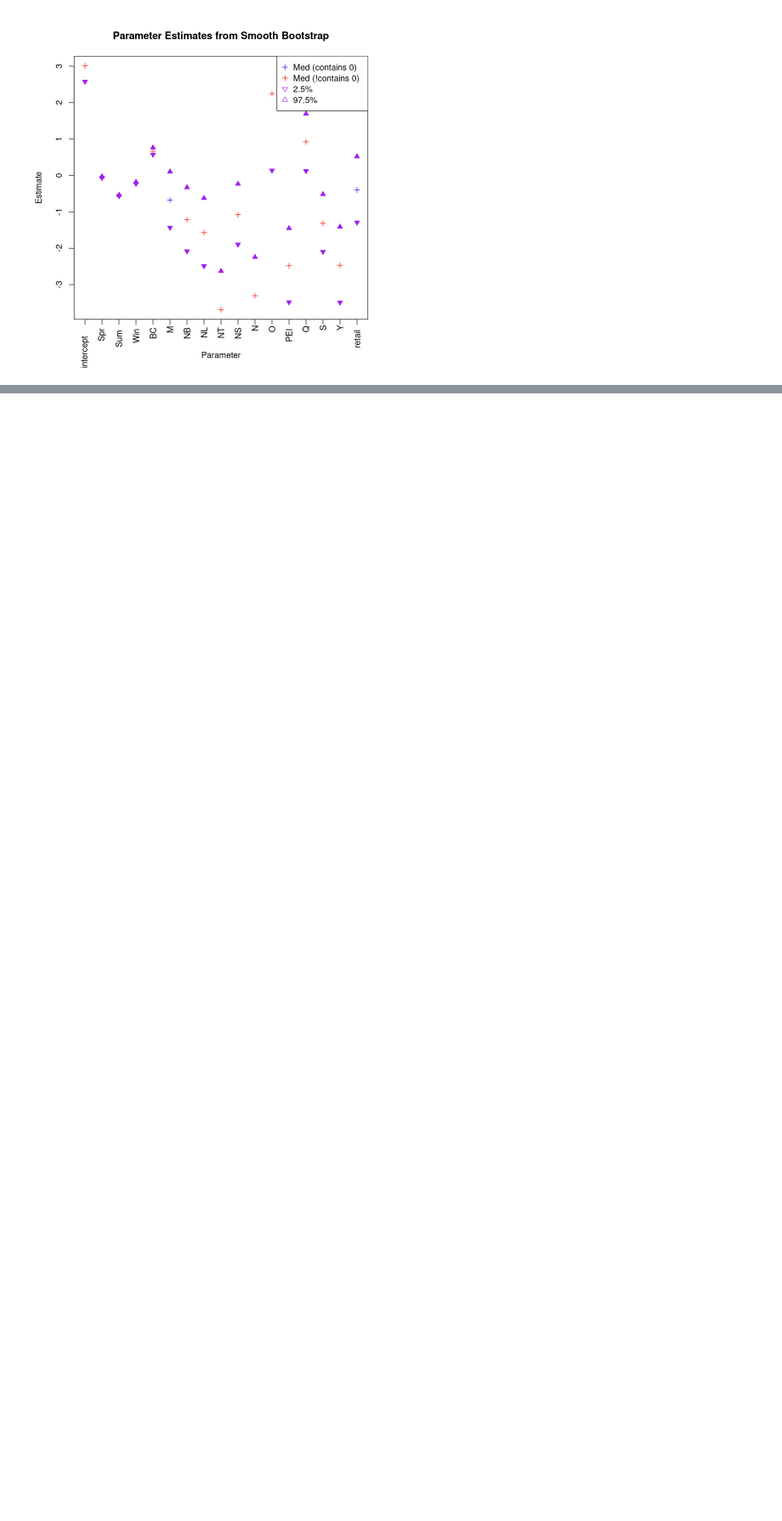
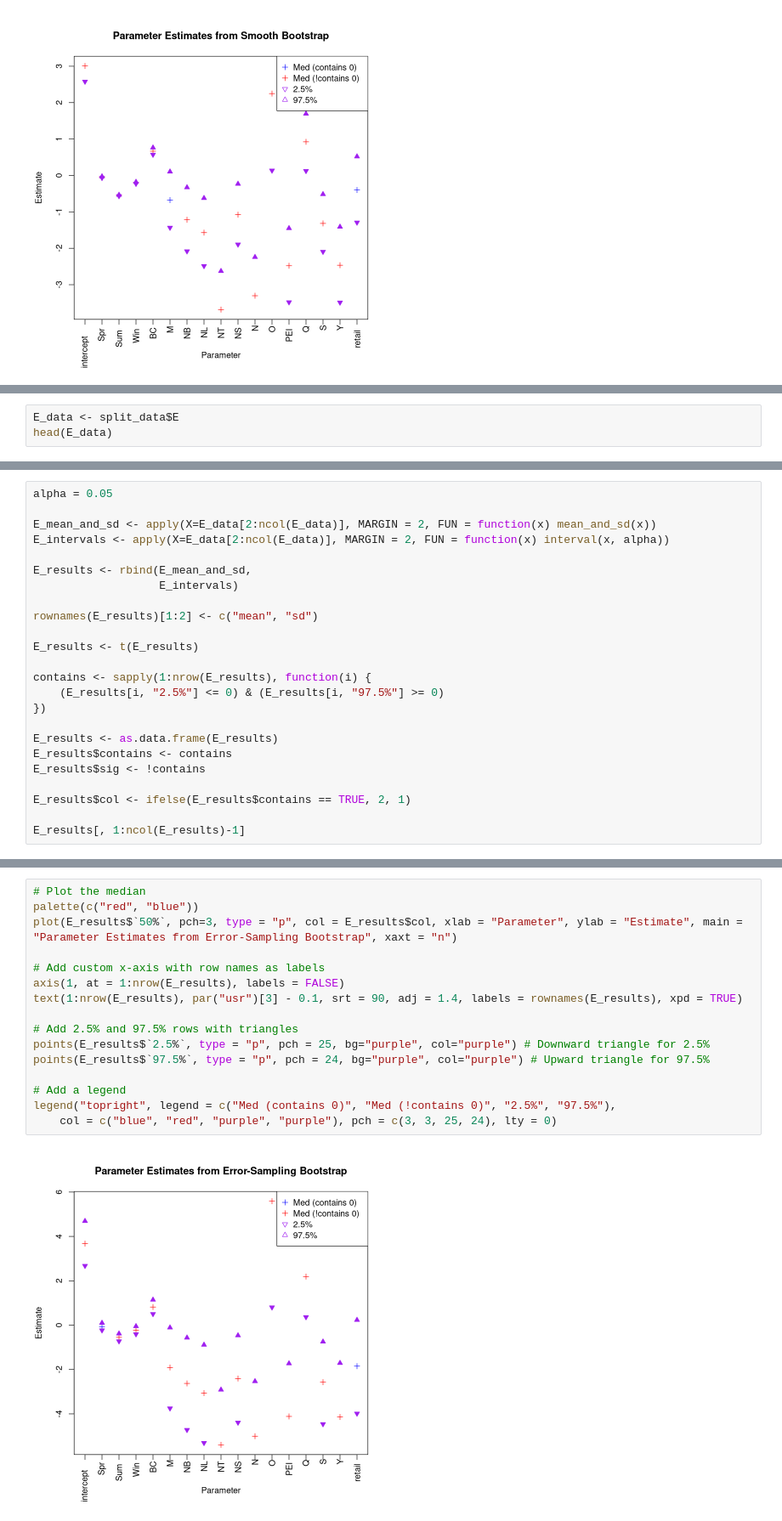
Before and after one commit to LeoKraushaar/protests, a Jupyter notebook: code/R/bootstrap_results.ipynb, the cells around one changed output, grey strips where cells are left out. Shown: that part at 85% size. Cells and saved outputs as stored; diff of their text form; blank space fills up the shorter version.

```diff
--- a/code/R/bootstrap_results.ipynb
+++ b/code/R/bootstrap_results.ipynb
@@ -270,0 +282,3 @@ legend("topright", legend = c("Med (contains 0)", "Med (!contains 0)", "2.5%", "
+# %%
+E_data <- split_data$E
+head(E_data)
@@ -270,0 +295,24 @@ legend("topright", legend = c("Med (contains 0)", "Med (!contains 0)", "2.5%", "
+# %%
+alpha = 0.05
+
+E_mean_and_sd <- apply(X=E_data[2:ncol(E_data)], MARGIN = 2, FUN = function(x) mean_and_sd(x))
+E_intervals <- apply(X=E_data[2:ncol(E_data)], MARGIN = 2, FUN = function(x) interval(x, alpha))
+
+E_results <- rbind(E_mean_and_sd,
+                   E_intervals)
+
+rownames(E_results)[1:2] <- c("mean", "sd")
+
+E_results <- t(E_results)
+
+contains <- sapply(1:nrow(E_results), function(i) {
+    (E_results[i, "2.5%"] <= 0) & (E_results[i, "97.5%"] >= 0)
+})
+
+E_results <- as.data.frame(E_results)
+E_results$contains <- contains
+E_results$sig <- !contains
+
+E_results$col <- ifelse(E_results$contains == TRUE, 2, 1)
+
+E_results[, 1:ncol(E_results)-1]
@@ -270,0 +342,18 @@ legend("topright", legend = c("Med (contains 0)", "Med (!contains 0)", "2.5%", "
+# %%
+# Plot the median
+palette(c("red", "blue"))
+plot(E_results$`50%`, pch=3, type = "p", col = E_results$col, xlab = "Parameter", ylab = "Estimate", main = "Parameter Estimates from Error-Sampling Bootstrap", xaxt = "n")
+
+# Add custom x-axis with row names as labels
+axis(1, at = 1:nrow(E_results), labels = FALSE)
+text(1:nrow(E_results), par("usr")[3] - 0.1, srt = 90, adj = 1.4, labels = rownames(E_results), xpd = TRUE)
+
+# Add 2.5% and 97.5% rows with triangles
+points(E_results$`2.5%`, type = "p", pch = 25, bg="purple", col="purple") # Downward triangle for 2.5%
+points(E_results$`97.5%`, type = "p", pch = 24, bg="purple", col="purple") # Upward triangle for 97.5%
+
+# Add a legend
+legend("topright", legend = c("Med (contains 0)", "Med (!contains 0)", "2.5%", "97.5%"),
+    col = c("blue", "red", "purple", "purple"), pch = c(3, 3, 25, 24), lty = 0)
+# %% [output]
+[figure, added]
```
Also changed, not shown: parts of 12 cells of this notebook, 20 other files.
